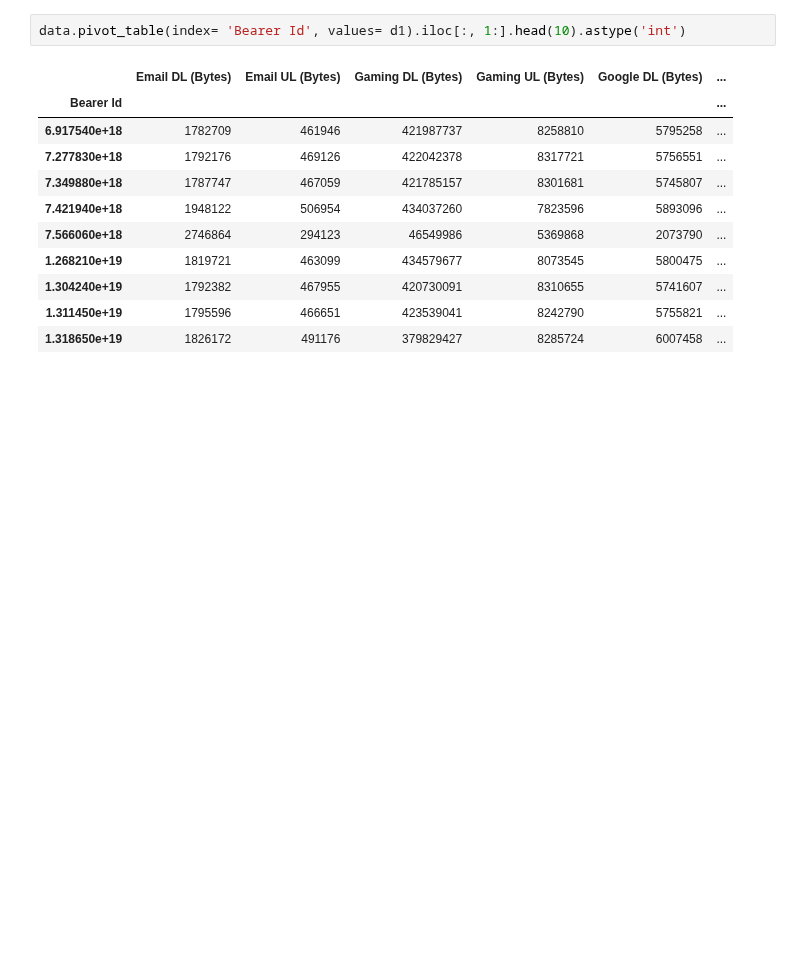
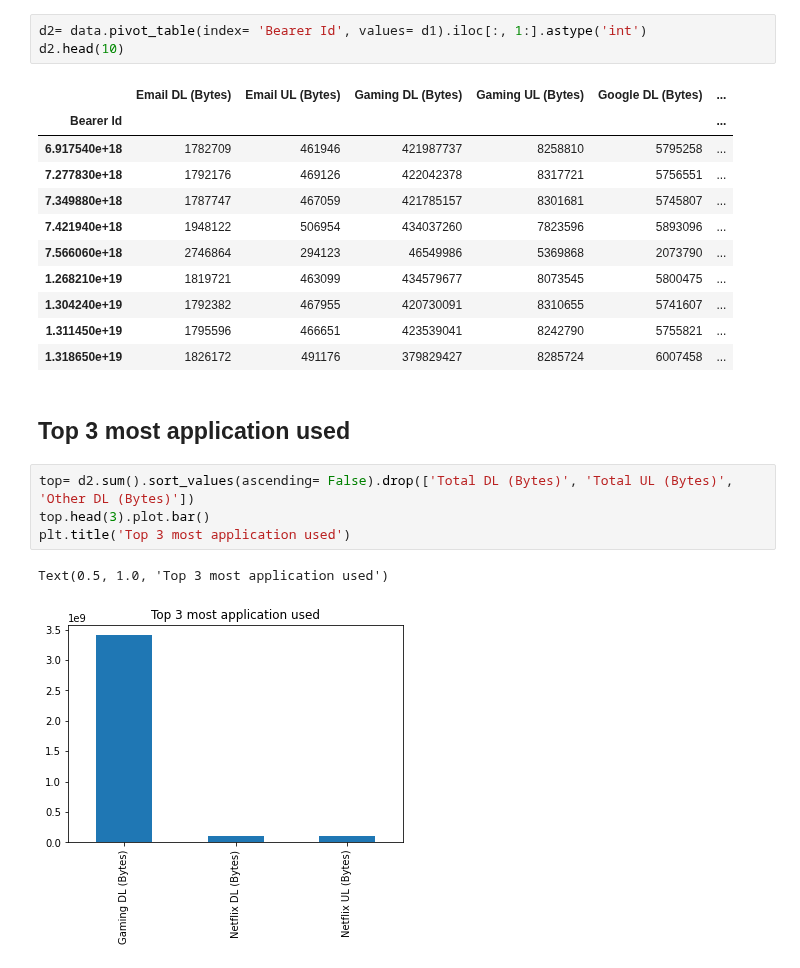
Before and after one commit to comsavvy/Data-analysis-for-business, a Jupyter notebook: Data analysis1.ipynb, the cells around one changed output. Cells and saved outputs as stored; diff of their text form; blank space fills up the shorter version.

Commit message:
Visualization added for the top 3 most application used

```diff
--- a/Data analysis1.ipynb
+++ b/Data analysis1.ipynb
@@ -642,7 +642,8 @@ plt.title('Total UL (Bytes) Description');
 # %% [markdown]
 ## The top 10 most engaged users per application
 # %%
-data.pivot_table(index= 'Bearer Id', values= d1).iloc[:, 1:].head(10).astype('int')
+d2= data.pivot_table(index= 'Bearer Id', values= d1).iloc[:, 1:].astype('int')
+d2.head(10)
 # %% [output]
 |  | Email DL (Bytes) | Email UL (Bytes) | Gaming DL (Bytes) | Gaming UL (Bytes) | Google DL (Bytes) | ... |
 | Bearer Id |  |  |  |  |  | ... |
@@ -655,3 +656,12 @@ data.pivot_table(index= 'Bearer Id', values= d1).iloc[:, 1:].head(10).astype('in
 | 1.304240e+19 | 1792382 | 467955 | 420730091 | 8310655 | 5741607 | ... |
 | 1.311450e+19 | 1795596 | 466651 | 423539041 | 8242790 | 5755821 | ... |
 | 1.318650e+19 | 1826172 | 491176 | 379829427 | 8285724 | 6007458 | ... |
+# %% [markdown]
+## Top 3 most application used
+# %%
+top= d2.sum().sort_values(ascending= False).drop(['Total DL (Bytes)', 'Total UL (Bytes)', 'Other DL (Bytes)'])
+top.head(3).plot.bar()
+plt.title('Top 3 most application used')
+# %% [output]
+Text(0.5, 1.0, 'Top 3 most application used')
+[figure, added]
```
